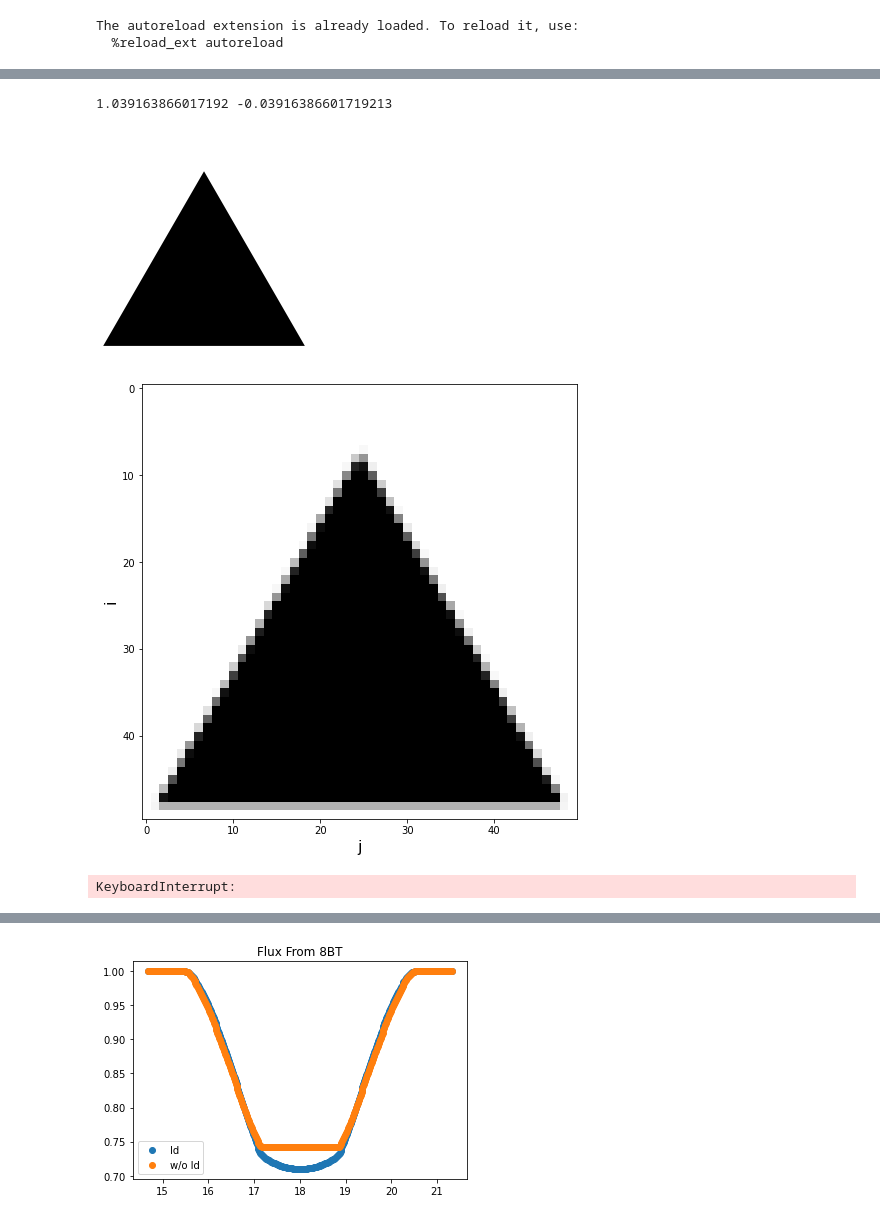
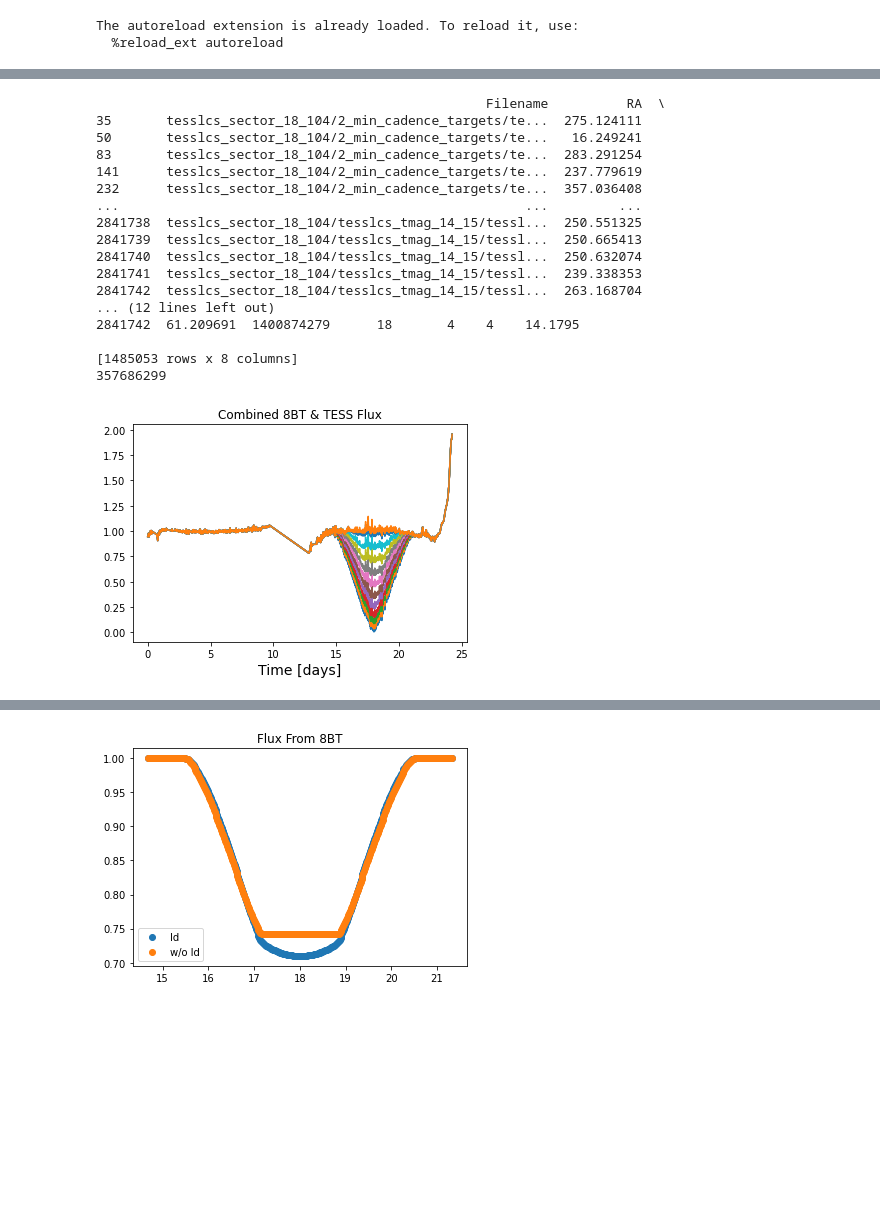
Before and after one commit to danay6/Transiting-megastructures, a Jupyter notebook: make_defined_lcs.ipynb, the cells around one changed output, grey strips where cells are left out. Saved outputs shown, nothing was run; the diff lists cells and outputs as text; code cells hidden in the pictures; blank space fills up the shorter version.

Commit message:
began detectability heatmap

```diff
--- a/make_defined_lcs.ipynb
+++ b/make_defined_lcs.ipynb
@@ -213,6 +259,7 @@ def make_lc(shape, image_ratio, velocity, index):
     #index=3
 
     f0 = data_dir+subref.Filename.values[index]
+    tic_id = f0.split('_')[-1].split('.')[0] #get the tic_id from the string
     lc = loaders.load_lc(f0)
     #print(lc)
     lc = lc[lc.quality==0]
@@ -228,7 +275,7 @@ def make_lc(shape, image_ratio, velocity, index):
     # plt.show()
 
 
-    noise = pd.read_csv('/home/jupyter/SPOcc/spocc/notebooks/Random_LCs_tic251630511/Class_%s' %(shape) + "/%s" %(shape)  +"_ratio_%s" %(image_ratio) +"_velocity_%s" %(velocity)+'.csv')
+    noise = pd.read_csv('/home/jupyter/SPOcc/spocc/notebooks/Random_LCs/Class_%s' %(shape) + "/%s" %(shape)  +"_ratio_%s" %(image_ratio) +"_velocity_%s" %(velocity)+'.csv')
 
     sim_time = noise.iloc[:,0].values
     sim_flux = noise.iloc[:,1].values
@@ -287,48 +334,78 @@ def make_lc(shape, image_ratio, velocity, index):
     #plt.show()
 
 
-    os.makedirs('./Injected_LCs_tic251630511', exist_ok=True)
+    os.makedirs('./Injected_LCs_tic' + tic_id, exist_ok=True)
 
 
     list_of_tuples = list(zip(time, combined_flux, flux_err))
 
-    txt_file_name = './Injected_LCs_tic251630511' + "/%s" %(shape)  +"_ratio_%s" %(image_ratio) +"_velocity_%s" %(velocity)
+    txt_file_name = './Injected_LCs_tic' + tic_id + "/%s" %(shape)  +"_ratio_%s" %(image_ratio) +"_velocity_%s" %(velocity)
 
 
     df = pd.DataFrame(list_of_tuples, columns=['Time', 'Flux', 'Flux_err'])
     df.to_csv(txt_file_name + '.csv', index=False)
+# %%
+# Mount data either from disk or bucket
+
+data_dir = "/home/jupyter/mountpoint/"  # path for bucket
+
+ref = loaders.load_ref(18, data_dir) #sector 18 camera 2
+
+#subref = ref[ref.TIC_ID.isin([251630511])]#377199128 # overplot with this anomalous
+subref = ref.loc[ref['Magnitude']>14]
+print(subref)
+tic_id = data_dir+subref.Filename.values[0]
+tic_id = tic_id.split('_')[-1].split('.')[0]
+print(tic_id)
+# %% [output]
+                                                  Filename          RA  \
+35       tesslcs_sector_18_104/2_min_cadence_targets/te...  275.124111
+50       tesslcs_sector_18_104/2_min_cadence_targets/te...   16.249241
+83       tesslcs_sector_18_104/2_min_cadence_targets/te...  283.291254
+141      tesslcs_sector_18_104/2_min_cadence_targets/te...  237.779619
+232      tesslcs_sector_18_104/2_min_cadence_targets/te...  357.036408
+...                                                    ...         ...
+2841738  tesslcs_sector_18_104/tesslcs_tmag_14_15/tessl...  250.551325
+2841739  tesslcs_sector_18_104/tesslcs_tmag_14_15/tessl...  250.665413
+2841740  tesslcs_sector_18_104/tesslcs_tmag_14_15/tessl...  250.632074
+2841741  tesslcs_sector_18_104/tesslcs_tmag_14_15/tessl...  239.338353
+2841742  tesslcs_sector_18_104/tesslcs_tmag_14_15/tessl...  263.168704
+... (12 lines left out)
+2841742  61.209691  1400874279      18       4    4    14.1795
+
+[1485053 rows x 8 columns]
+357686299
 # %%
-#make EightBitTransit LC
-
-data_dir = "./Random_LCs_tic251630511"
-
-t_ref = 18 #time in days of transit
-
-shape = 'Triangle'
+#inject into TESS data
+shape = 'Square'#'Circle'
+index= 0
 w_or_d = 'D'
-
-#image_ratio = 2 #2 for square/circle, 1.4 for triangle widths
 
 if shape == 'Triangle':
     image_ratios = np.array([0.07, 0.16, 0.25, 0.34, 0.43, .49]) #TRIANGLES
     image_ratios = 1/ np.sqrt(1- 2*image_ratios)
     image_ratio = 1.4
 
 else:
     image_ratios = np.array([0.07, 0.16, 0.25, 0.34, 0.43, 0.52, 0.61, 0.70, 0.79, 0.88, 0.97, .99])
     image_ratios = 1/ np.sqrt(1- image_ratios)
     image_ratio = 2
 
 velocities = np.array([.3, .4 , .5, .6, .7, .8, .9, 1.0, 1.2, 1.4, 1.6, 1.8])
 velocity = 0.6
+
+
 if w_or_d == 'W':
     for velocity in velocities:
-        make_shape(image_ratio, velocity, shape, t_ref)
-elif w_or_d == 'D':
+        image_ratio = str(image_ratio)
+        velocity = str(velocity)
+        make_lc(shape, image_ratio, velocity, index)
+if w_or_d == 'D':
     for image_ratio in image_ratios:
-        make_shape(image_ratio, velocity, shape, t_ref)
+        image_ratio = str(image_ratio)
+        velocity = str(velocity)
+        make_lc(shape, image_ratio, velocity, index)
+
+plt.show()
 # %% [output]
-1.039163866017192 -0.03916386601719213
-[figure, old version]
+[figure, new version]
-[figure, removed]
-KeyboardInterrupt:
```
Also changed, not shown: parts of 3 cells of this notebook, 2 other files.
